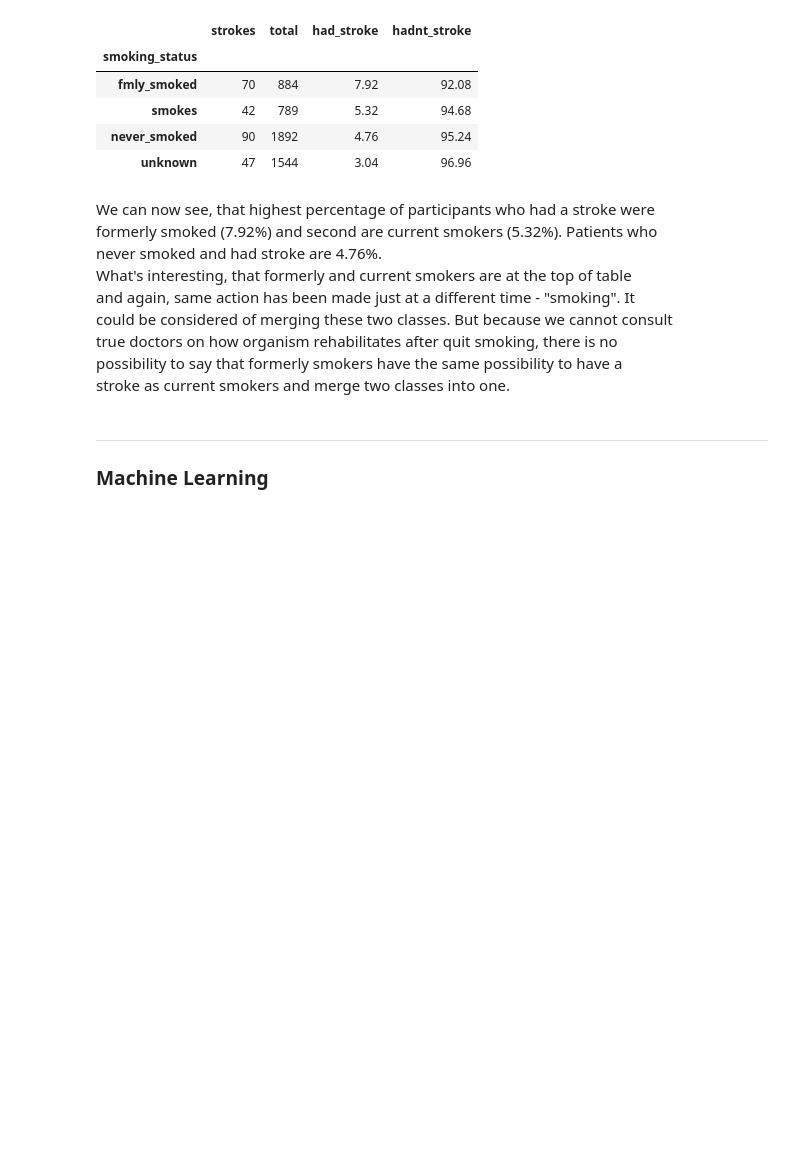
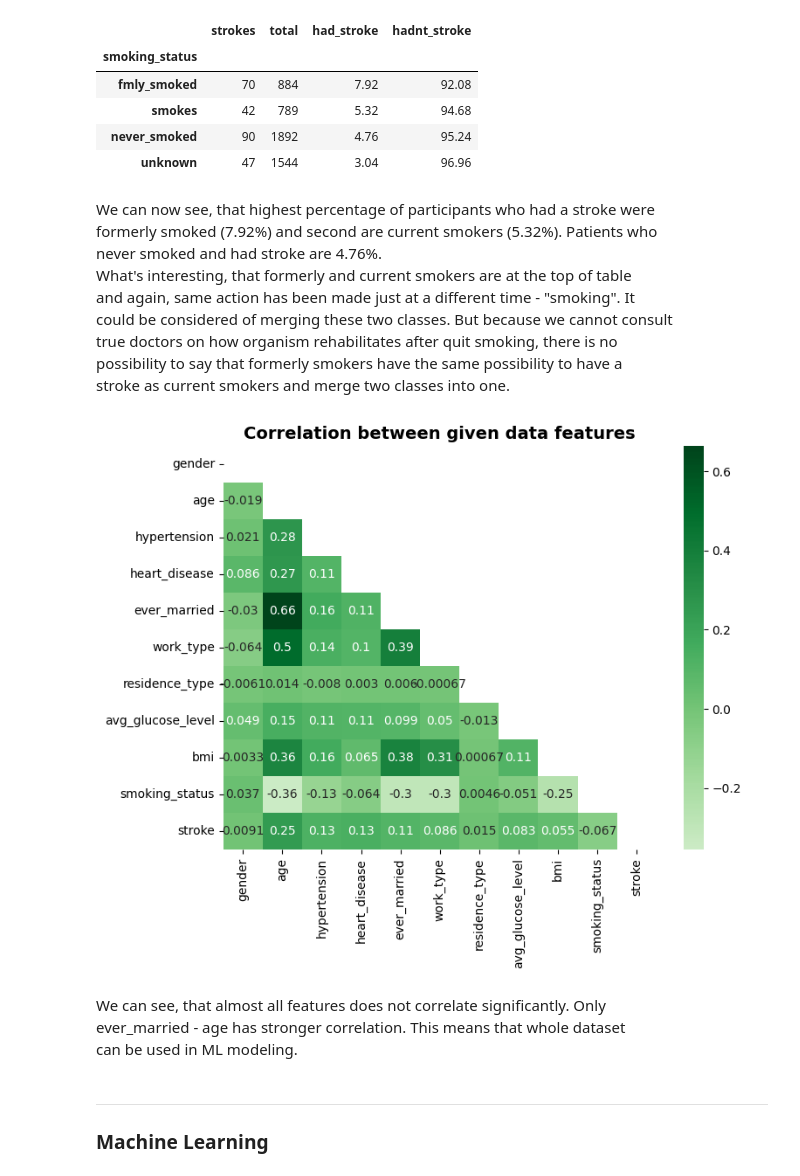
Before and after one commit to ShariYo/Modul3Sprint2, a Jupyter notebook: project/main.ipynb, the cells around one changed output. Drawn from its saved outputs; the diff is of its cells as text; code cells hidden in the pictures; blank space fills up the shorter version.

```diff
--- a/project/main.ipynb
+++ b/project/main.ipynb
@@ -209,6 +202,7 @@ hc = hc.drop(columns="id")
 # lower case strings
 hc["residence_type"] = hc["residence_type"].str.lower()
 hc["gender"] = hc["gender"].str.lower()
+hc["ever_married"] = hc["ever_married"].str.lower()
 # %% [markdown]
 ### EDA (Exploratory Data Analysis)
 # %% [markdown]
@@ -673,6 +667,22 @@ could be considered of merging these two classes. But because we cannot consult
 true doctors on how organism rehabilitates after quit smoking, there is no
 possibility to say that formerly smokers have the same possibility to have a
 stroke as current smokers and merge two classes into one.
+# %%
+from sklearn.preprocessing import LabelEncoder
+
+le = LabelEncoder()
+hc_encoded = hc.copy()
+for col in hc_cat.columns:
+    hc_encoded[col] = le.fit_transform(hc_encoded[col])
+# %%
+spearmans_corr = hc_encoded.corr(method="spearman")
+sand.f_heatmap(spearmans_corr, figsize=(8, 6), title="Correlation between given data features")
+# %% [output]
+[figure, added]
+# %% [markdown]
+We can see, that almost all features does not correlate significantly. Only
+ever_married - age has stronger correlation. This means that whole dataset
+can be used in ML modeling.
 # %% [markdown]
 ---
 ### Machine Learning
```
Also changed, not shown: parts of 18 cells of this notebook, 2 other files.
